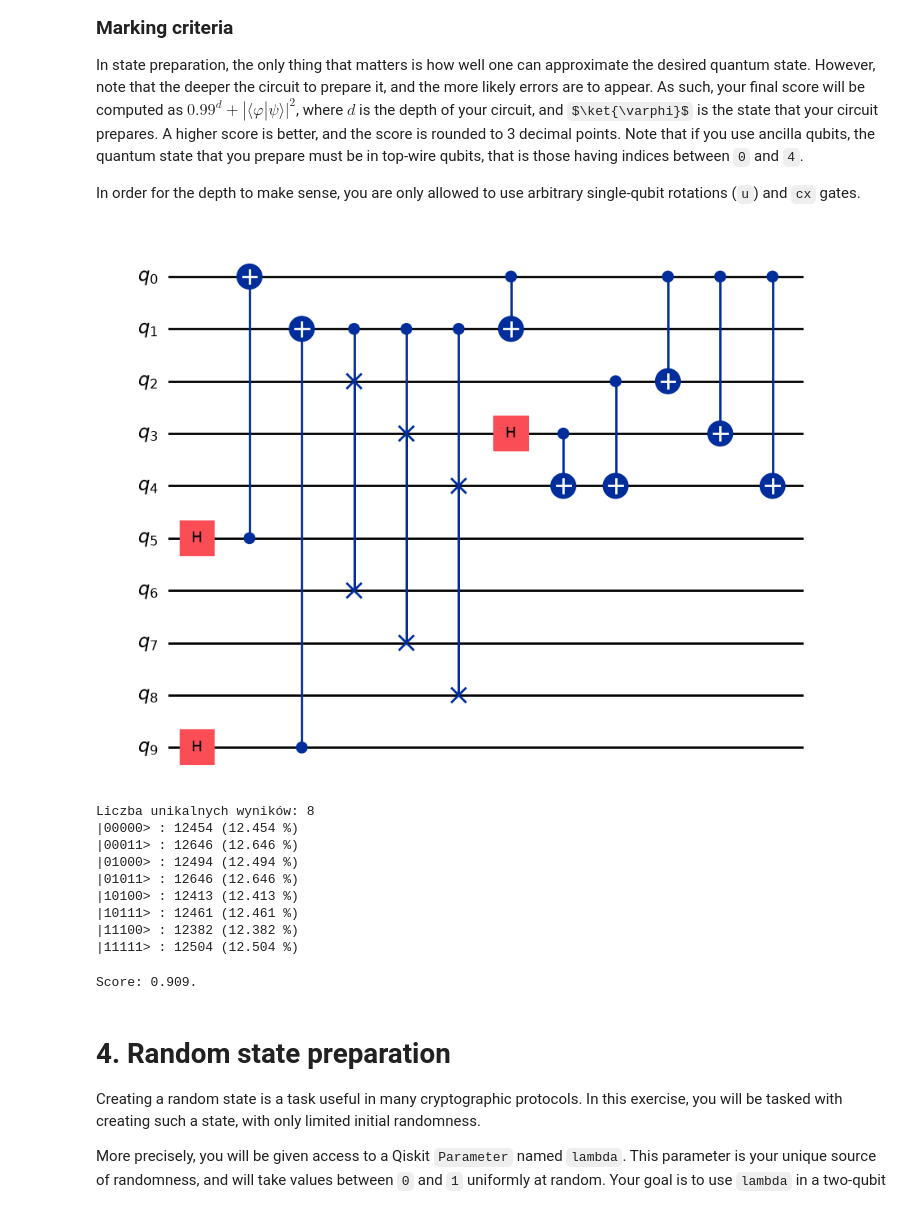
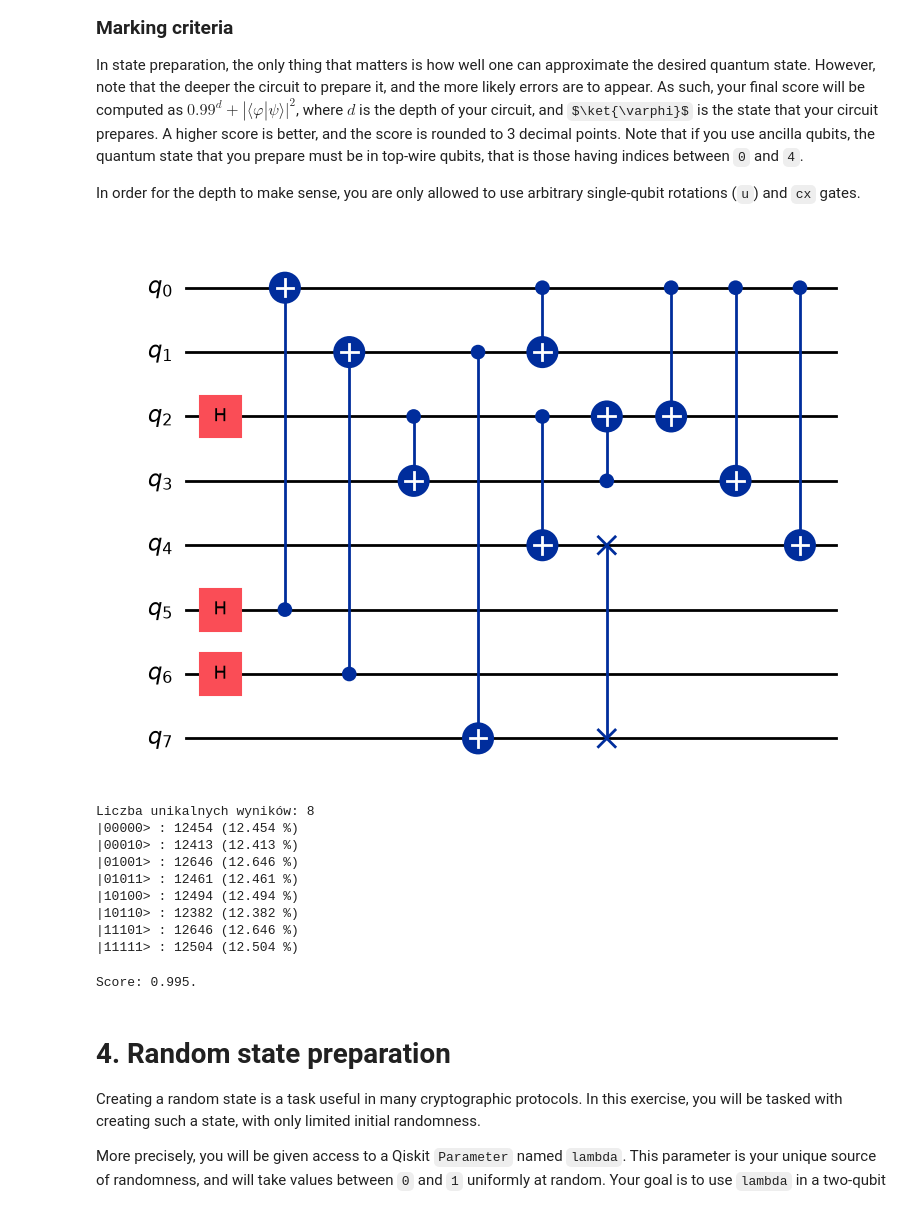
Before and after one commit to jzywiecki/quantum-computing-hackathon, a Jupyter notebook: Questions2026.ipynb, the cells around one changed output. Drawn from its saved outputs; the diff is of its cells as text; code cells hidden in the pictures; some formulas as TeX source.

```diff
--- a/Questions2026.ipynb
+++ b/Questions2026.ipynb
@@ -275,7 +275,7 @@ from qiskit import QuantumCircuit
 
 # YOUR CODE HERE
 # Note: you can change the number of qubits, but don't change the name of the quantum circuit
-qc = QuantumCircuit(10)
+qc = QuantumCircuit(8)
 
 change_endian = False
 
@@ -286,13 +286,35 @@ QUBIT_3 = 3 if not change_endian else 1
 QUBIT_4 = 4 if not change_endian else 0
 
 RANDOMNESS_ANCILLA_0 = 5
-RANDOMNESS_ANCILLA_1 = 9
+RANDOMNESS_ANCILLA_1 = 6
+ANCILLA_2 = 7
 
-# Whole entanglement with ancilla
+# section 1
 qc.h(RANDOMNESS_ANCILLA_0)
 qc.cx(RANDOMNESS_ANCILLA_0, QUBIT_0)
 qc.h(RANDOMNESS_ANCILLA_1)
 qc.cx(RANDOMNESS_ANCILLA_1, QUBIT_1)
+
+
+# section 2
+
+qc.cx(QUBIT_1, ANCILLA_2)
+qc.h(QUBIT_2)
+qc.cx(QUBIT_2, QUBIT_3)
+qc.cx(QUBIT_2, QUBIT_4)
+
+qc.swap(QUBIT_4, ANCILLA_2)
+
+
+# section 3
+
+qc.cx(QUBIT_3, QUBIT_2)
+# qc.cx(QUBIT_3, QUBIT_4)
+
+
+
+
+
 
 #####################
 #kubas gate
@@ -300,40 +322,37 @@ qc.cx(RANDOMNESS_ANCILLA_1, QUBIT_1)
 # qc.cx(QUBIT_1, 6)
 # qc.cx(QUBIT_1, 7)
 # qc.cx(QUBIT_1, 8)
 
 # qc.swap(6, QUBIT_2)
 # qc.swap(7, QUBIT_3)
 # qc.swap(8, QUBIT_4)
 
-qc.cswap(1, 2, 6)
-qc.cswap(1, 3, 7)
-qc.cswap(1, 4, 8)
 ######################
 
 # Rule 2 - state 3,4 entanglement
-qc.h(QUBIT_3)
-qc.cx(QUBIT_3,QUBIT_4)
+# qc.h(QUBIT_3)
+# qc.cx(QUBIT_3,QUBIT_4)
 
 # if [2]==0, then [34]=|00>+|11>, if [2]==1, then [34]==|01>+|10>
-qc.cx(QUBIT_2,QUBIT_4)
+# qc.cx(QUBIT_2,QUBIT_4)
 
 # # Rule 3
 # qc.cswap(1, 2, 6)
 # qc.cswap(1, 3, 7)
 # qc.cswap(1, 4, 8)
 
 
 # Rule 1 - apply symmetry
 qc.cx(QUBIT_0,QUBIT_1)
 qc.cx(QUBIT_0,QUBIT_2)
 qc.cx(QUBIT_0,QUBIT_3)
 qc.cx(QUBIT_0,QUBIT_4)
 
 display(qc.draw("mpl"))
 
 qc = qc.decompose(reps=100)
 # %% [output]
-[figure, old version]
+[figure, new version]
 # %%
 from qiskit import QuantumCircuit, ClassicalRegister
 from qiskit.primitives import StatevectorSampler
@@ -373,12 +392,12 @@ for outcome, count in sorted(stats.items()):
 # %% [output]
 Liczba unikalnych wyników: 8
 |00000> : 12454 (12.454 %)
-|00011> : 12646 (12.646 %)
-|01000> : 12494 (12.494 %)
-|01011> : 12646 (12.646 %)
-|10100> : 12413 (12.413 %)
-|10111> : 12461 (12.461 %)
-|11100> : 12382 (12.382 %)
+|00010> : 12413 (12.413 %)
+|01001> : 12646 (12.646 %)
+|01011> : 12461 (12.461 %)
+|10100> : 12494 (12.494 %)
+|10110> : 12382 (12.382 %)
+|11101> : 12646 (12.646 %)
 |11111> : 12504 (12.504 %)
 # %%
 # SCORING CELL
@@ -401,7 +420,7 @@ def test_state_preparation(qc: QuantumCircuit) -> float:
 
 print(f"Score: {test_state_preparation(qc):.3f}.")
 # %% [output]
-Score: 0.909.
+Score: 0.995.
 # %% [markdown]
 # 4. Random state preparation
 
```
